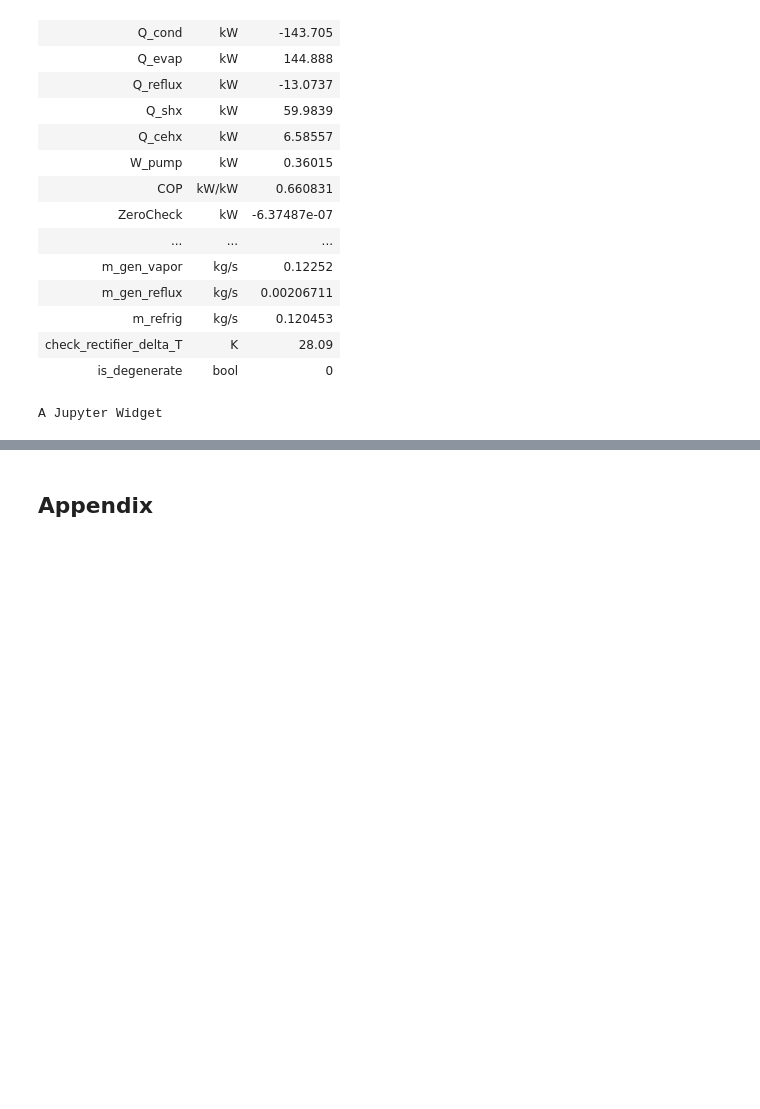
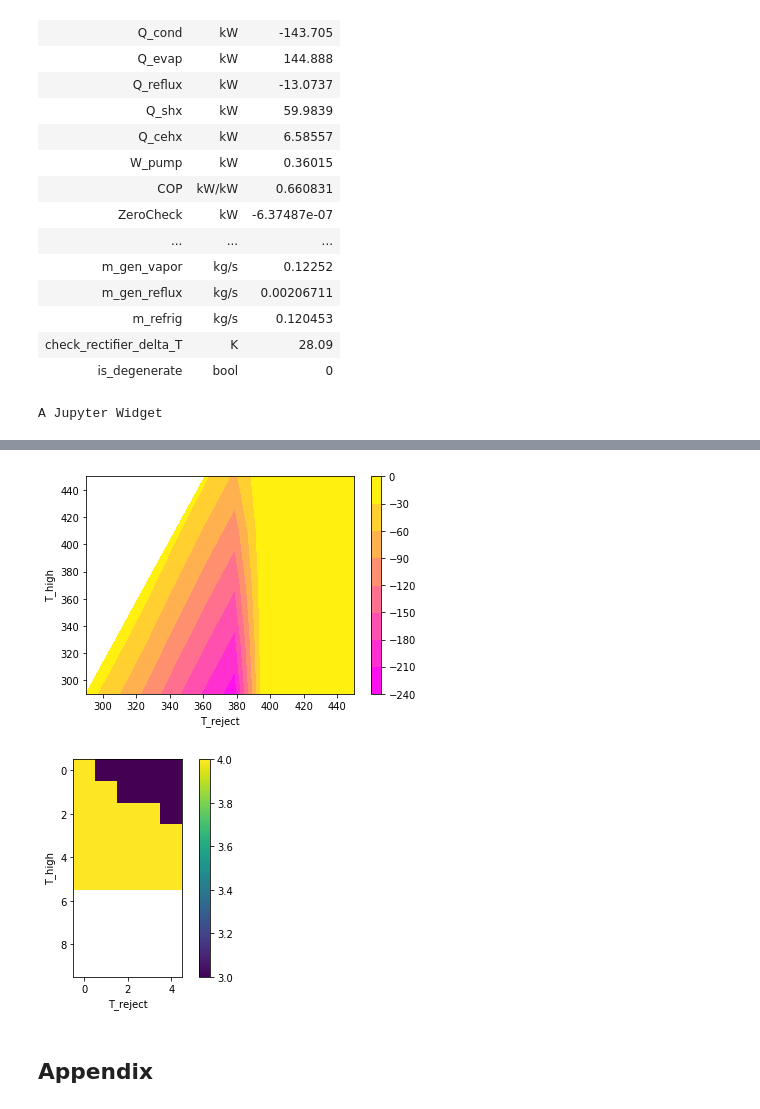
Before and after one commit to nfette/openACHP, a Jupyter notebook: src/Feasibility of ammonia-aqua chiller.ipynb, the cells around one changed output, grey strips where cells are left out. Drawn from its saved outputs; the diff is of its cells as text; code cells hidden in the pictures; blank space fills up the shorter version.

Commit message:
Visualize feasibility

```diff
--- a/src/Feasibility of ammonia-aqua chiller.ipynb
+++ b/src/Feasibility of ammonia-aqua chiller.ipynb
@@ -265,10 +265,10 @@ class AquaChillerSpec1:
 
     def _repr_html_(self):
         result = ""
-        result += """<h5>Inputs</h5>
-            <ul><li>T_abs = {:g}</li><li>T_cond = {:g}</li><li>T_evap = {:g}</li>
-            <li>T_gen = {:g}</li><li>T_rect = {:g}</li><li>x_refrig = {:g}</li></ul>""".format(
-            self.T_abs, self.T_cond, self.T_evap, self.T_gen, self.T_rect, self.x_refrig)
+        #result += """<h5>Inputs</h5>
+        #    <ul><li>T_abs = {:g}</li><li>T_cond = {:g}</li><li>T_evap = {:g}</li>
+        #    <li>T_gen = {:g}</li><li>T_rect = {:g}</li><li>x_refrig = {:g}</li></ul>""".format(
+        #    self.T_abs, self.T_cond, self.T_evap, self.T_gen, self.T_rect, self.x_refrig)
         result += """<h5>Computed limits</h5>
             <ul><li>T_cond_max = {:g}</li><li>T_evap_min = {:g}</li>
             <li>P_cond = {:g}</li><li>P_evap = {:g}</li><li>x_rich_max = {:g}</li>
@@ -435,3 +435,25 @@ interactive(f,
            )
 # %% [output]
 A Jupyter Widget
+# %%
+# Parametric study / visualize infeasible regions
+T_low = 270
+T_med_range = numpy.linspace(290, 450, 10)
+T_high_range = numpy.linspace(290, 450, 5)
+violations = numpy.zeros((len(T_med_range),len(T_high_range)))
+worst = violations.copy()
+worst.fill(numpy.nan)
+
+for (i,T_med) in enumerate(T_med_range):
+    print("Case ",i)
+    for (j,T_high) in enumerate(T_high_range):
+        a1 = AquaChillerSpec1(T_abs=T_med, T_cond=T_med, T_gen=T_high)
+        try:
+            cons = a1.cons()
+            v = min(cons)
+            w = numpy.argmin(cons)
+            violations[i,j] = v
+            worst[i,j] = w
+        except KeyError:
+            pass
+violations[violations>0] = numpy.nan
@@ -438,3 +484,21 @@ A Jupyter Widget
+# %%
+plt.figure()
+plt.contourf(T_med_range, T_high_range, violations.T, cmap='spring')
+plt.xlabel("T_reject")
+plt.ylabel("T_high")
+plt.colorbar()
+
+plt.figure()
+plt.imshow(worst)
+#plt.contourf(T_med_range, T_high_range, worst.T, cmap='Pastel1', vmin=0, vmax=255 )
+plt.xlabel("T_reject")
+plt.ylabel("T_high")
+plt.colorbar()
+
+plt.show()
+# %% [output]
+[figure, added]
+[figure, added]
 # %% [markdown]
 ## Appendix
 # %% [markdown]
```
Also changed, not shown: parts of 2 cells of this notebook.
